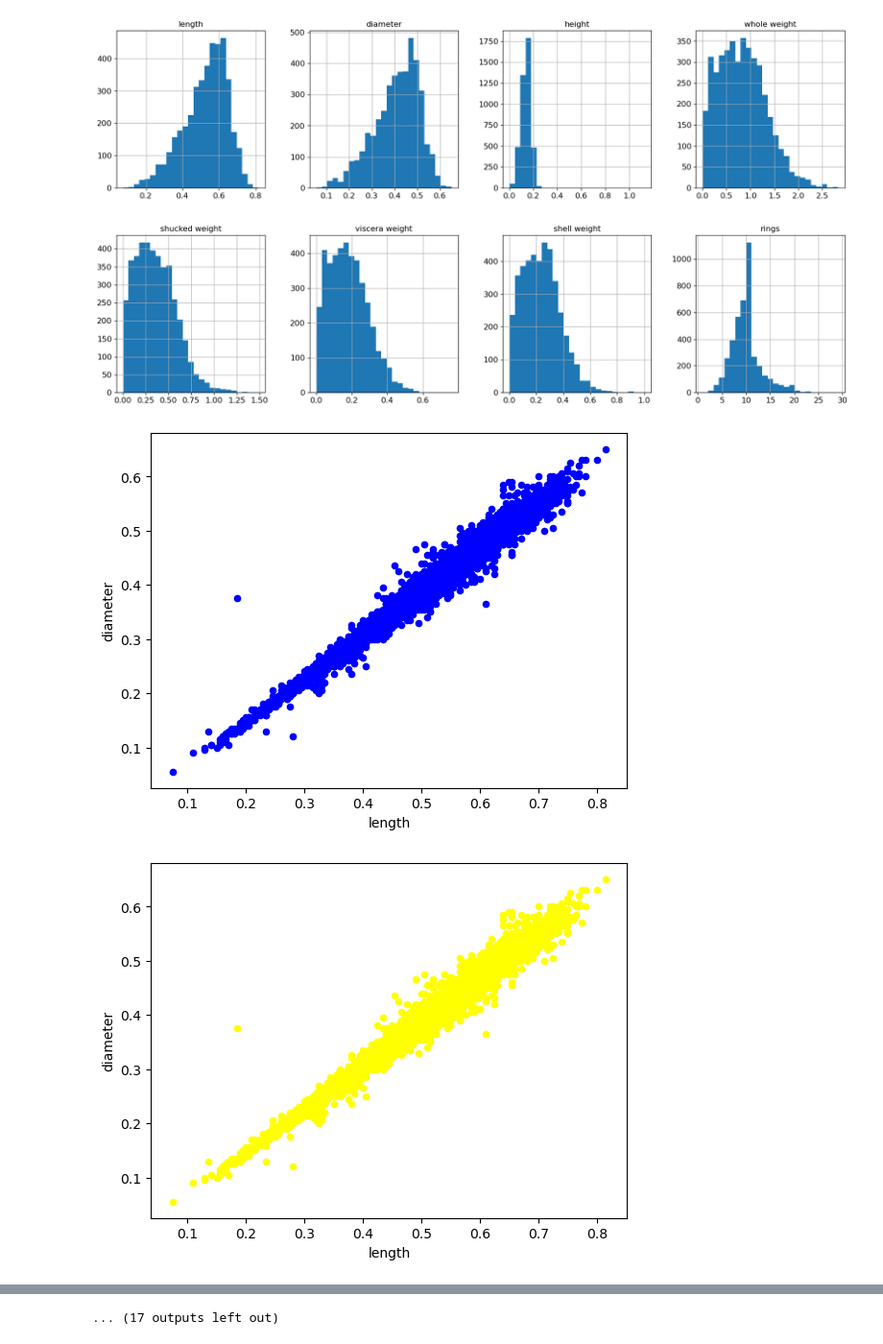
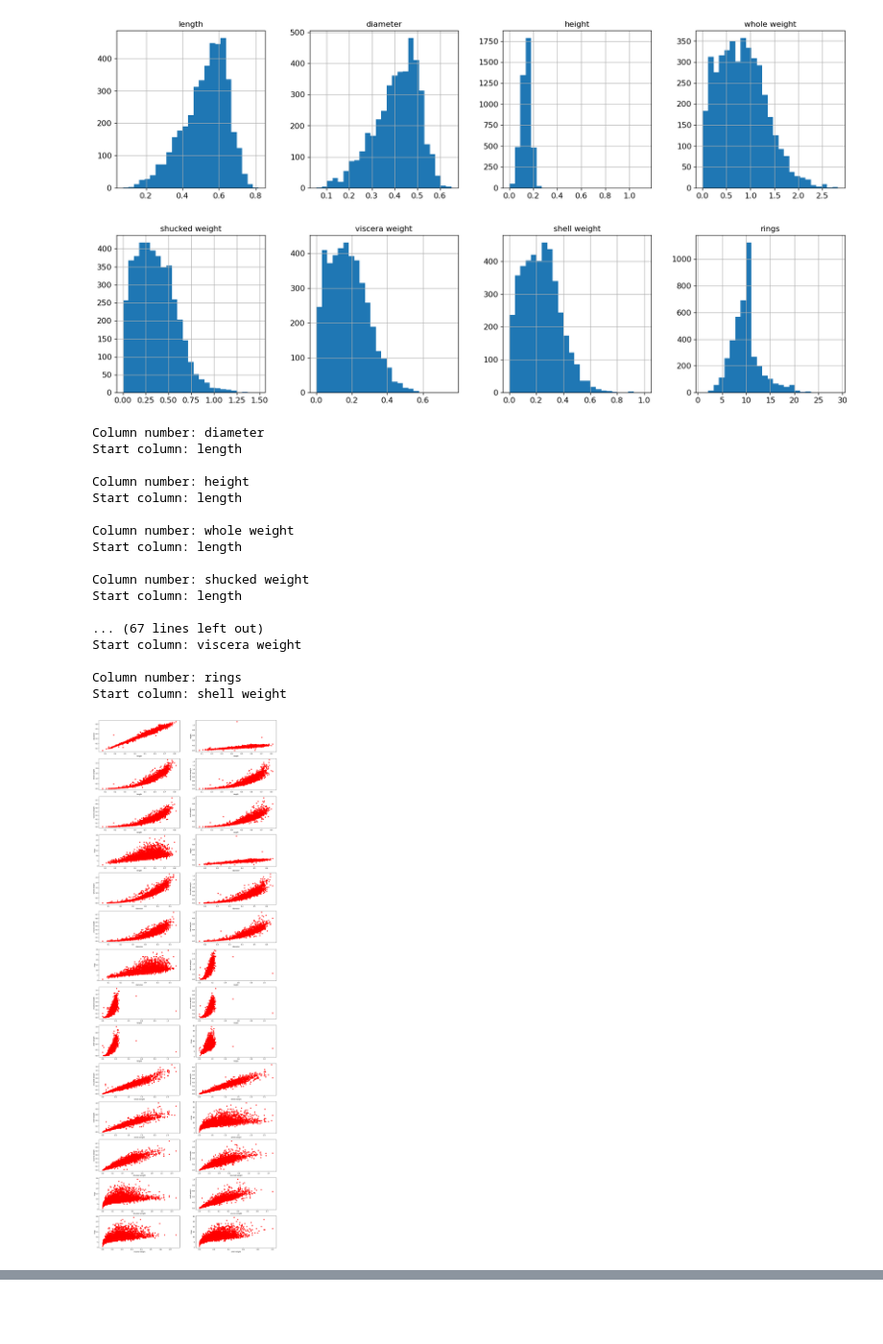
Before and after one commit to Panda1246/programmingInPython, a Jupyter notebook: assignment_1/analysis.ipynb, the cells around one changed output, grey strips where cells are left out. Shown at 96% size. Saved outputs shown, nothing was run; the diff lists cells and outputs as text; code cells hidden in the pictures; blank space fills up the shorter version.

```diff
--- a/assignment_1/analysis.ipynb
+++ b/assignment_1/analysis.ipynb
@@ -89,20 +91,52 @@ array([[<AxesSubplot: title={'center': 'length'}>,
 # %%
 axes = []
 
-axes.append(dataFrame.plot.scatter(x="length", y="diameter", c="blue"))
+#axes.append(dataFrame.plot.scatter(x="length", y="diameter", c="blue"))
 
 startColumn = 0
 endColumn = len(columns) - 1
 
+#print(dataFrame.index(0))
+fig, ax = plt.subplots(14, 2, figsize=(20, 60))
+
+startAxisX = 0
+startAxisY = 0
 for currStartColumn in range(startColumn, endColumn):
     for currColumnNumber in range(currStartColumn + 1, len(columns)):
-        axes.append(dataFrame.plot.scatter(x=columns[currStartColumn], y=columns[currColumnNumber], c="yellow", layout=(14, 2)))
+        currStartColumnName = columns[currStartColumn]
+        currColumnNumberName = columns[currColumnNumber]
+        print("Column number: " + str(currColumnNumberName))
+        print("Start column: " + str(currStartColumnName))
+        print()
+        ax[startAxisX, startAxisY].scatter(x=dataFrame[currStartColumnName], y=dataFrame[currColumnNumberName], c="red")
+        ax[startAxisX, startAxisY].set_xlabel(currStartColumnName)
+        ax[startAxisX, startAxisY].set_ylabel(currColumnNumberName)
+        startAxisY += 1
+        if startAxisY == 2:
+            startAxisY = 0
+            startAxisX += 1
 
-
+plt.show()
     #for columnNumber in range(currStartColumn, len(columns) - 1):
     #    axes.append(dataFrame.plot.scatter(x=columns[currStartColumn], y=columns[currStartColumn + 1], c="red"))
 
 #display(axes)
 # %% [output]
+Column number: diameter
+Start column: length
+
+Column number: height
+Start column: length
+
+Column number: whole weight
+Start column: length
+
+Column number: shucked weight
+Start column: length
+
+... (67 lines left out)
+Start column: viscera weight
+
+Column number: rings
+Start column: shell weight
-[figure, old version]
+[figure, new version]
-[figure, removed]
@@ -119 +142,0 @@ for currStartColumn in range(startColumn, endColumn):
-... (17 outputs left out)
```
Also changed, not shown: parts of 5 cells of this notebook.
